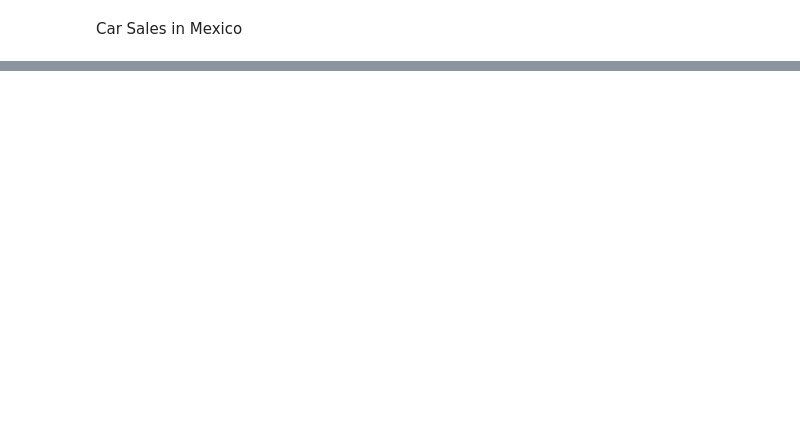
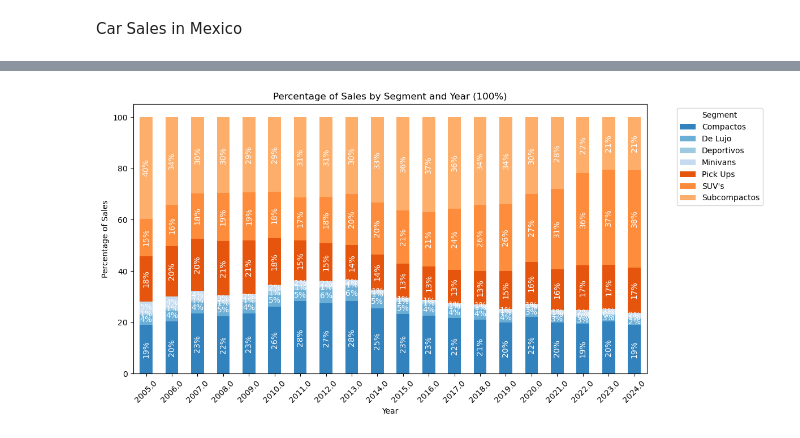
Before and after one commit to AngelesVillagrana/Project-1, a Jupyter notebook: Project-1-Car-Sales.ipynb, the cells around one changed output, grey strips where cells are left out. Cells and saved outputs as stored; diff of their text form; code cells hidden in the pictures; blank space fills up the shorter version.

```diff
--- a/Project-1-Car-Sales.ipynb
+++ b/Project-1-Car-Sales.ipynb
@@ -508,0 +213,31 @@ plt.show()
+# %%
+# Calculate total sales per year
+sales_per_year = df_CarsMex.groupby('Año')['Cantidad'].sum()
+
+# Group by year and segment, and sum the sales
+sales_per_segment_year = df_CarsMex.groupby(['Año', 'Segmento'])['Cantidad'].sum().unstack()
+
+# Calculate the percentage of sales for each segment by year
+percentage_sales = sales_per_segment_year.div(sales_per_year, axis=0) * 100
+
+# Plot the bar chart with percentages
+ax = percentage_sales.plot(kind='bar', stacked=True, figsize=(12, 6))
+
+# Annotate each bar with its percentage
+for p in ax.patches:
+    width, height = p.get_width(), p.get_height()
+    x, y = p.get_xy()
+    if height < 9:
+        ax.annotate('{:.0f}%'.format(height), (x + width / 2, y + height / 2), ha='center', va='center', color='white')
+    else:
+        ax.annotate('{:.0f}%'.format(height), (x + width / 2, y + height / 2), ha='center', va='center', color='white', rotation='vertical')
+
+plt.title('Percentage of Sales by Segment and Year (100%)')
+plt.xlabel('Year')
+plt.ylabel('Percentage of Sales')
+plt.xticks(rotation=45)
+plt.legend(title='Segment', bbox_to_anchor=(1.05, 1), loc='upper left')
+plt.tight_layout()
+plt.show()
+# %% [output]
+[figure, added]
```
Also changed, not shown: parts of 53 cells of this notebook.
